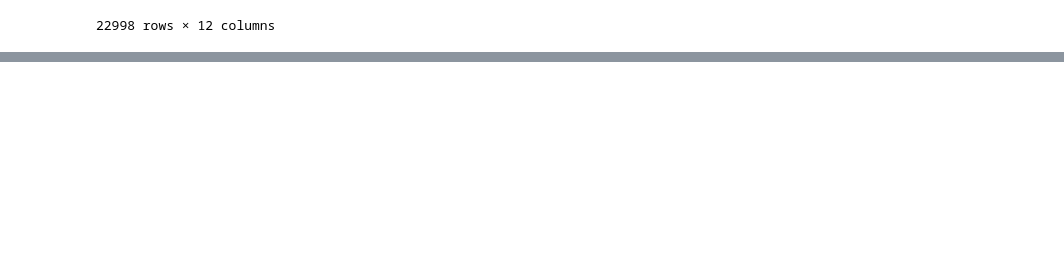
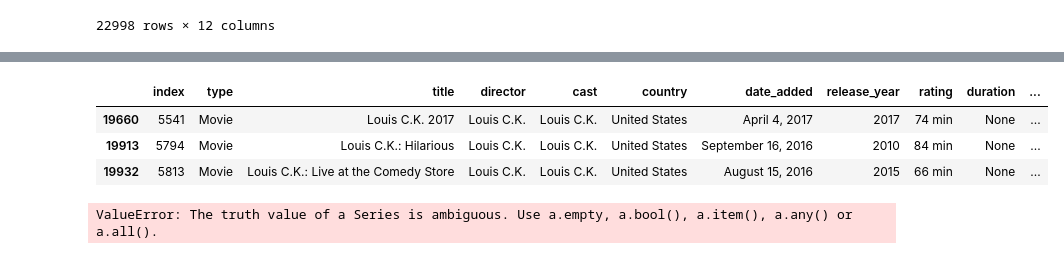
Before and after one commit to hiek9808/Proyecto-Individual-01, a Jupyter notebook: TransformData.ipynb, the cells around one changed output, grey strips where cells are left out. Cells and saved outputs as stored; diff of their text form; code cells hidden in the pictures; blank space fills up the shorter version.

```diff
--- a/TransformData.ipynb
+++ b/TransformData.ipynb
@@ -387,3 +371,30 @@ full_data
+# %%
+def clean_duration(row):
+    symbols = "\"$*;<=>@[\]^_`{|}~\n"
+    special = ["&nbsp"]
+    for symbol in symbols:
+        row = str(row).replace(symbol, "")
+    for s in special:
+        row = row.replace(s, " ")
+
+    if row == "nan":
+        row = None
+    else:
+        row = row.strip()
+    return row
+# %%
+full_data.duration = full_data.duration.apply(clean_duration)
+# %%
+full_data[full_data.duration == "None"]
+# %% [output]
+|  | index | type | title | director | cast | country | date_added | release_year | rating | duration | ... |
+| 19660 | 5541 | Movie | Louis C.K. 2017 | Louis C.K. | Louis C.K. | United States | April 4, 2017 | 2017 | 74 min | None | ... |
+| 19913 | 5794 | Movie | Louis C.K.: Hilarious | Louis C.K. | Louis C.K. | United States | September 16, 2016 | 2010 | 84 min | None | ... |
+| 19932 | 5813 | Movie | Louis C.K.: Live at the Comedy Store | Louis C.K. | Louis C.K. | United States | August 15, 2016 | 2015 | 66 min | None | ... |
+# %%
+full_data["duration"], full_data["measure_duration"] = full_data.duration.str.split(" ") if full_data.duration != "None" else (None, None)
+# %% [output]
+ValueError: The truth value of a Series is ambiguous. Use a.empty, a.bool(), a.item(), a.any() or a.all().
 # %%
 full_data.to_json("./datasets/all_data_cleaned.json")
 # %%
```
Also changed, not shown: parts of 1 cell of this notebook, 10 other files.
